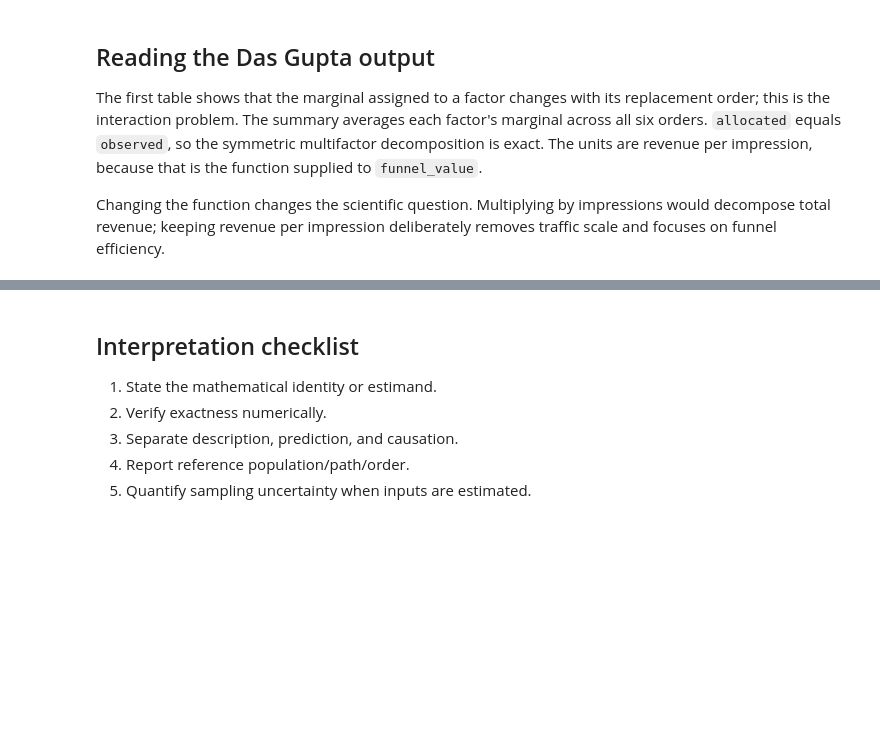
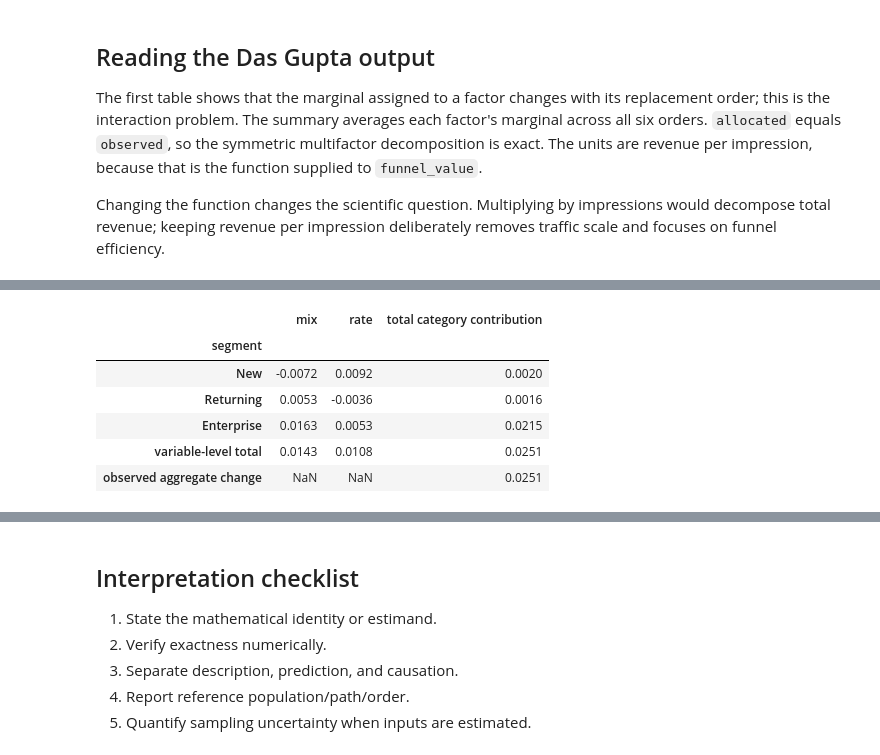
Before and after one commit to gabrielperalta12/decomposition_analysis, a Jupyter notebook: notebooks/01_rates_kitagawa_dasgupta.ipynb, the cells around one changed output, grey strips where cells are left out. Drawn from its saved outputs; the diff is of its cells as text; code cells hidden in the pictures; blank space fills up the shorter version.

```diff
--- a/notebooks/01_rates_kitagawa_dasgupta.ipynb
+++ b/notebooks/01_rates_kitagawa_dasgupta.ipynb
@@ -366,0 +419,16 @@ Changing the function changes the scientific question. Multiplying by impression
+# %%
+# Chevan–Sutherland categorical reporting in the one-variable case.
+# Segment contributions add to variable-level composition and rate effects.
+category_report = d.set_index('segment')[['mix', 'rate']].copy()
+category_report['total category contribution'] = category_report.sum(axis=1)
+category_report.loc['variable-level total'] = category_report.sum(axis=0)
+category_report.loc['observed aggregate change', 'total category contribution'] = R1-R0
+category_report
+# %% [output]
+|  | mix | rate | total category contribution |
+| segment |  |  |  |
+| New | -0.0072 | 0.0092 | 0.0020 |
+| Returning | 0.0053 | -0.0036 | 0.0016 |
+| Enterprise | 0.0163 | 0.0053 | 0.0215 |
+| variable-level total | 0.0143 | 0.0108 | 0.0251 |
+| observed aggregate change | NaN | NaN | 0.0251 |
```
Also changed, not shown: parts of 20 cells of this notebook, 18 other files.
